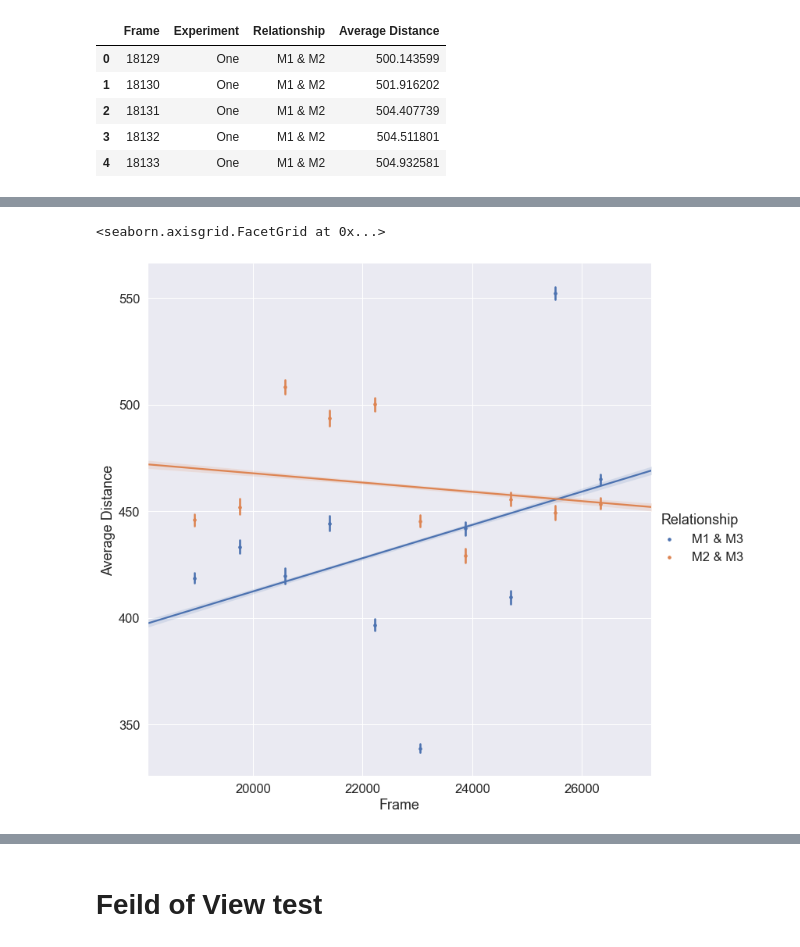
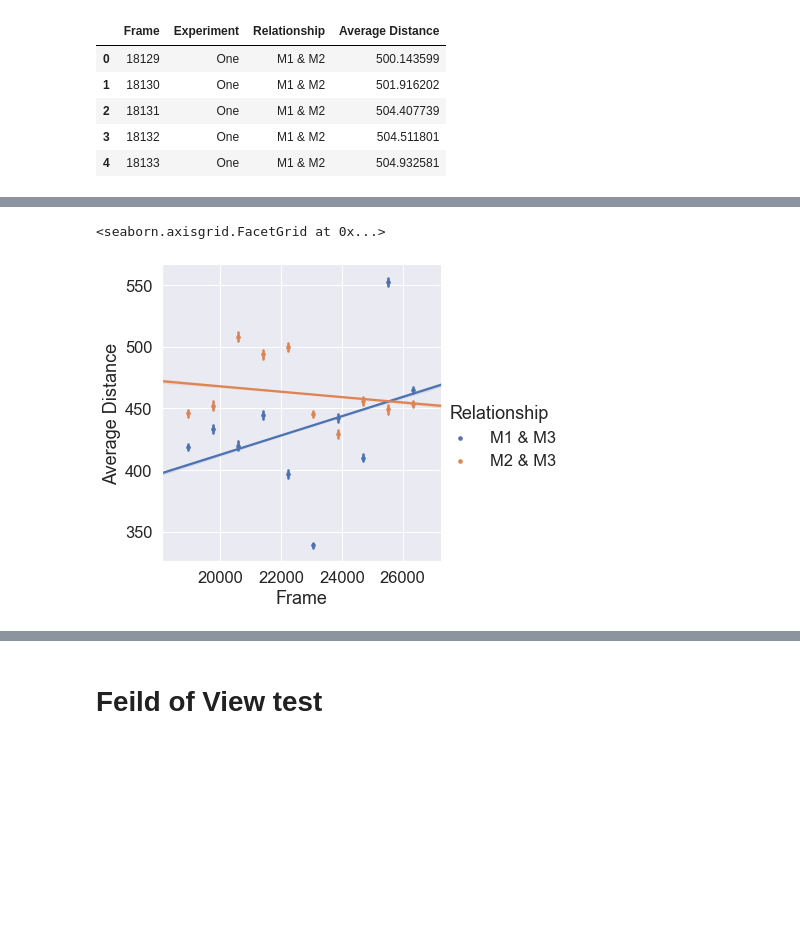
Before and after one commit to Frost-Lab-Utah/DLC, a Jupyter notebook: DLC_WT_social_trial.ipynb, the cells around one changed output, grey strips where cells are left out. Cells and saved outputs as stored; diff of their text form; code cells hidden in the pictures; blank space fills up the shorter version.

```diff
--- a/DLC_WT_social_trial.ipynb
+++ b/DLC_WT_social_trial.ipynb
@@ -726,11 +728,11 @@ sns.displot(
 # %%
 #Plotting only the M3 related data - how the distane of the M3's interactions change over the course of the video
 sns.lmplot(x='Frame', y="Average Distance",data=epoch3_melt_df.loc[45257:], hue="Relationship",
            markers='.',x_bins=10, ci=68,
-           height=10
+           height=5
 )
 #plt.savefig(f'dlc_example_lmplot.png', dpi=900, bbox_inches='tight')
 # %% [output]
 <seaborn.axisgrid.FacetGrid at 0x...>
-[figure, old version]
+[figure, new version]
 # %%
```
Also changed, not shown: parts of 15 cells of this notebook.
